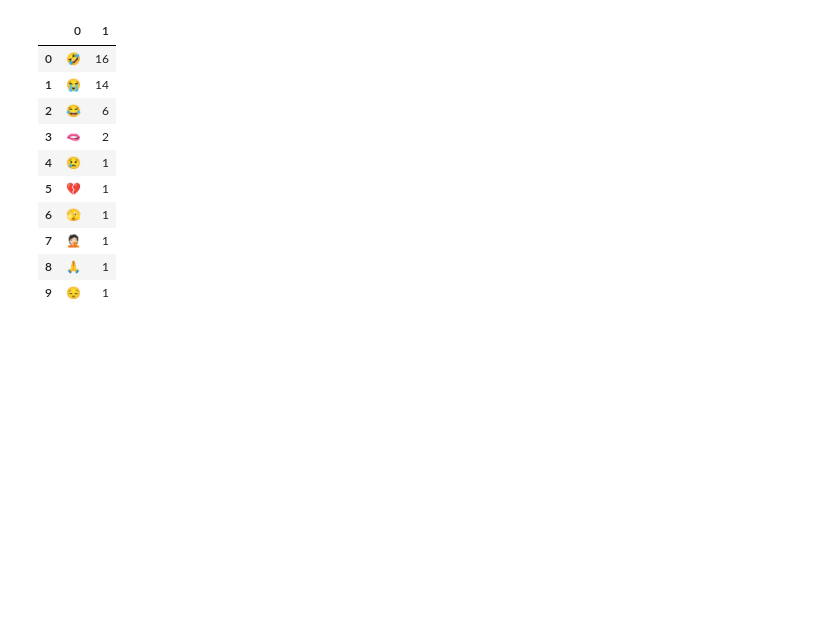
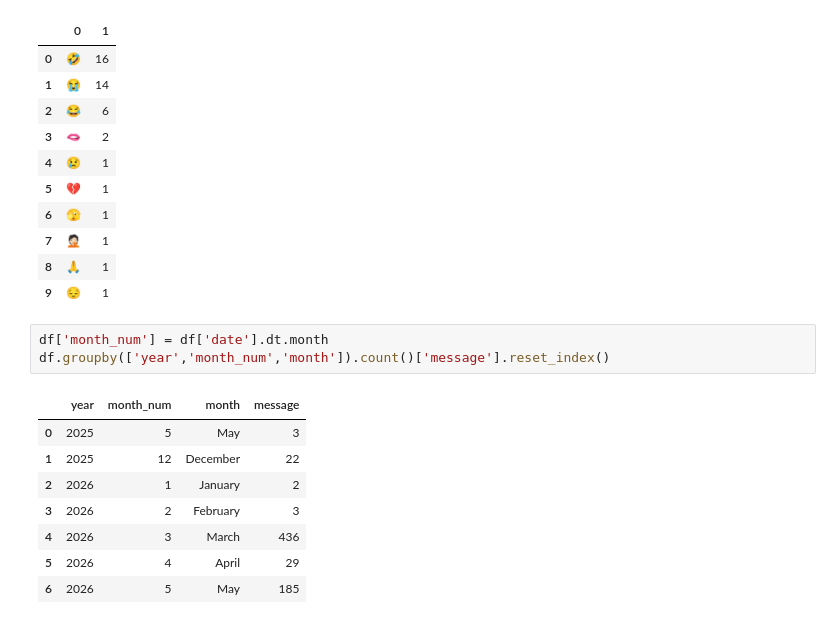
Before and after one commit to gyr0byte/Whatsapp_Chat_Analysis, a Jupyter notebook: whatsapp_chat_analysis.ipynb, the cells around one changed output. Saved outputs shown, nothing was run; the diff lists cells and outputs as text; blank space fills up the shorter version.

```diff
--- a/whatsapp_chat_analysis.ipynb
+++ b/whatsapp_chat_analysis.ipynb
@@ -217,3 +217,15 @@ pd.DataFrame(Counter([e['emoji'] for e in emojis]).most_common(20))
 | 7 | 🤦🏻 | 1 |
 | 8 | 🙏 | 1 |
 | 9 | 😔 | 1 |
+# %%
+df['month_num'] = df['date'].dt.month
+df.groupby(['year','month_num','month']).count()['message'].reset_index()
+# %% [output]
+|  | year | month_num | month | message |
+| 0 | 2025 | 5 | May | 3 |
+| 1 | 2025 | 12 | December | 22 |
+| 2 | 2026 | 1 | January | 2 |
+| 3 | 2026 | 2 | February | 3 |
+| 4 | 2026 | 3 | March | 436 |
+| 5 | 2026 | 4 | April | 29 |
+| 6 | 2026 | 5 | May | 185 |
```
